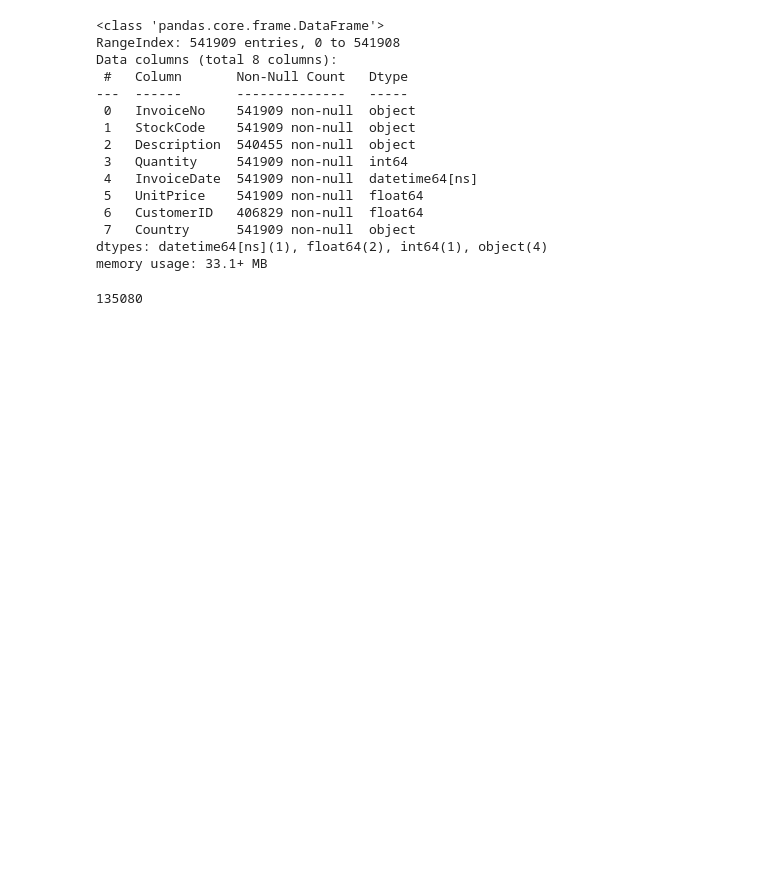
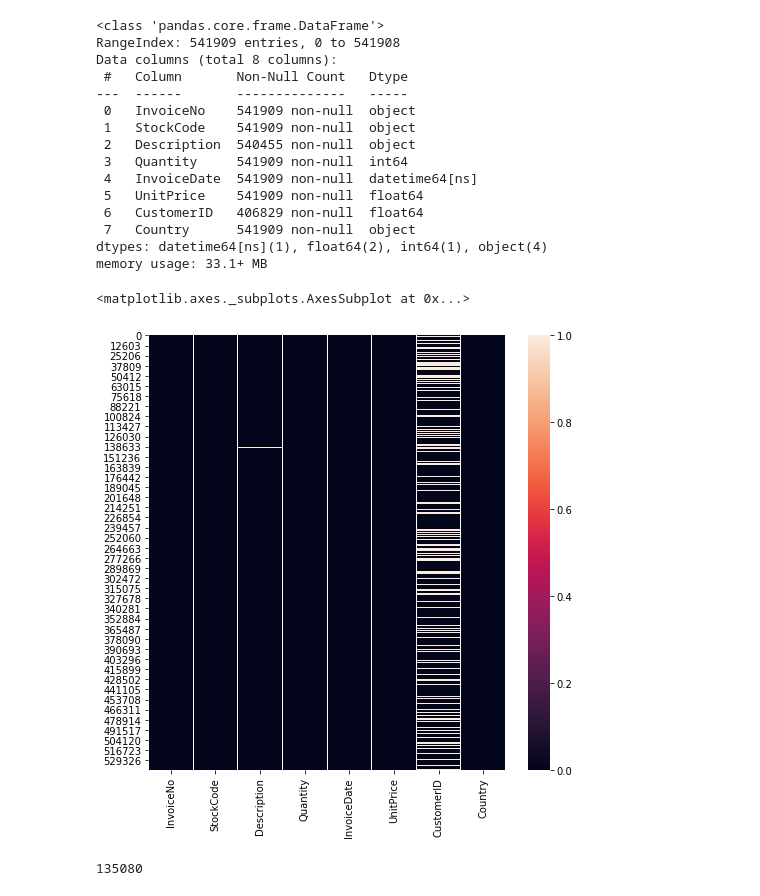
Before and after one commit to Pradip240/Customer-Segmentation, a Jupyter notebook: Online_Retail_Customer_Segmentation_Capstone_Project.ipynb, the cells around one changed output. Cells and saved outputs as stored; diff of their text form; code cells hidden in the pictures; blank space fills up the shorter version.

```diff
--- a/Online_Retail_Customer_Segmentation_Capstone_Project.ipynb
+++ b/Online_Retail_Customer_Segmentation_Capstone_Project.ipynb
@@ -79,6 +79,14 @@ Data columns (total 8 columns):
  7   Country      541909 non-null  object
 dtypes: datetime64[ns](1), float64(2), int64(1), object(4)
 memory usage: 33.1+ MB
+# %%
+#Plotting the heatmap for missing values
+missing_values = dataset.isnull()
+plt.figure(figsize=(8,8))
+sns.heatmap(missing_values)
+# %% [output]
+<matplotlib.axes._subplots.AxesSubplot at 0x...>
+[figure, added]
 # %%
 # check null values in customer id column
 sum(pd.isnull(dataset['CustomerID']))
```
Also changed, not shown: parts of 11 cells of this notebook.
